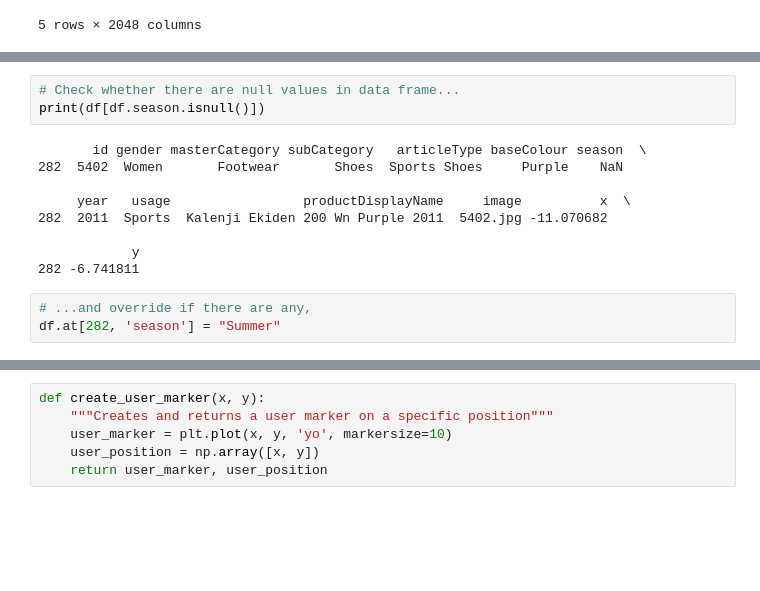
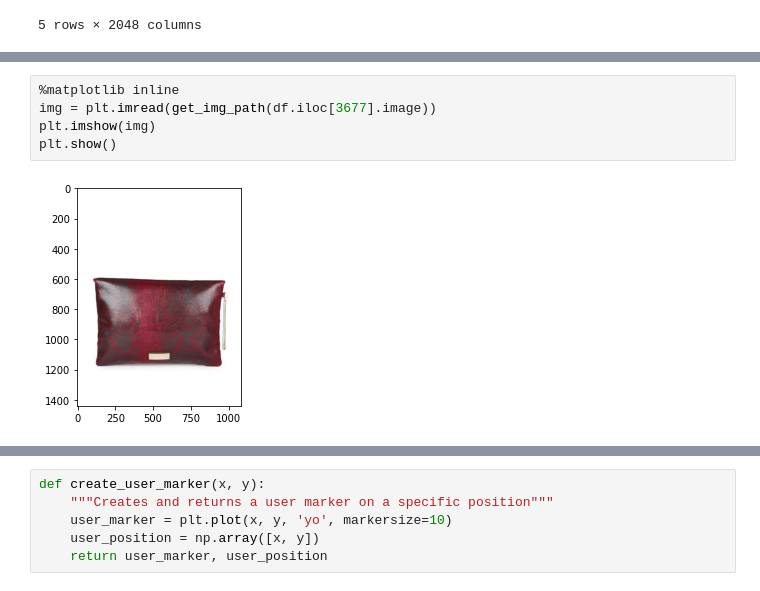
Before and after one commit to jeremypuchta/interactive-exploration-embedding-space, a Jupyter notebook: interactive-exploration-embedding-space.ipynb, the cells around one changed output, grey strips where cells are left out. Saved outputs shown, nothing was run; the diff lists cells and outputs as text; blank space fills up the shorter version.

```diff
--- a/interactive-exploration-embedding-space.ipynb
+++ b/interactive-exploration-embedding-space.ipynb
@@ -142,15 +142,7 @@ df['y'] = tsne_results[:,1]
-# %%
-# Check whether there are null values in data frame...
-print(df[df.season.isnull()])
-# %% [output]
-       id gender masterCategory subCategory   articleType baseColour season  \
-282  5402  Women       Footwear       Shoes  Sports Shoes     Purple    NaN
-
-     year   usage                 productDisplayName     image          x  \
-282  2011  Sports  Kalenji Ekiden 200 Wn Purple 2011  5402.jpg -11.070682
-
-            y
-282 -6.741811
-# %%
-# ...and override if there are any,
-df.at[282, 'season'] = "Summer"
+# %%
+%matplotlib inline
+img = plt.imread(get_img_path(df.iloc[3677].image))
+plt.imshow(img)
+plt.show()
+# %% [output]
+[figure, added]
```
Also changed, not shown: parts of 14 cells of this notebook.
